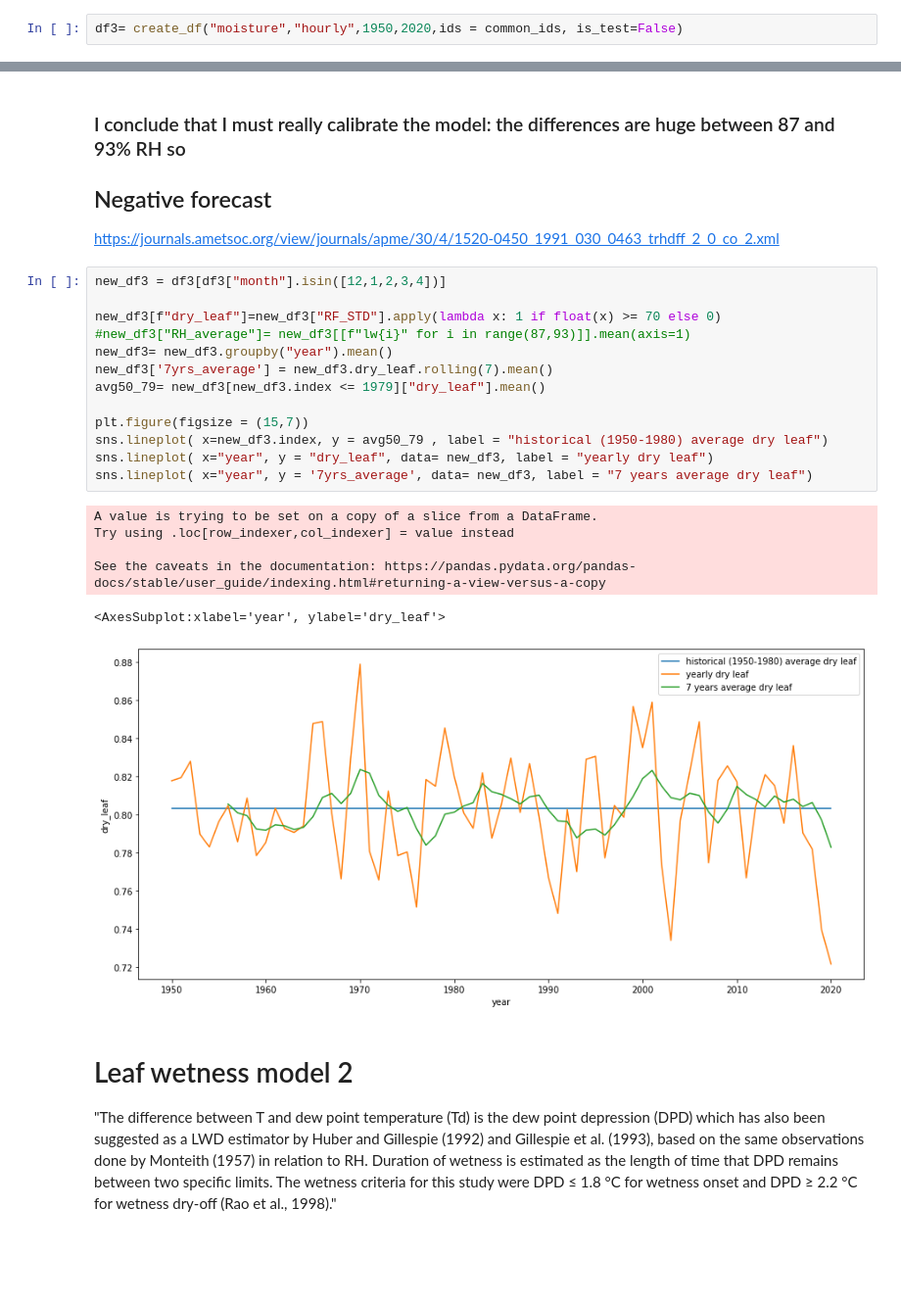
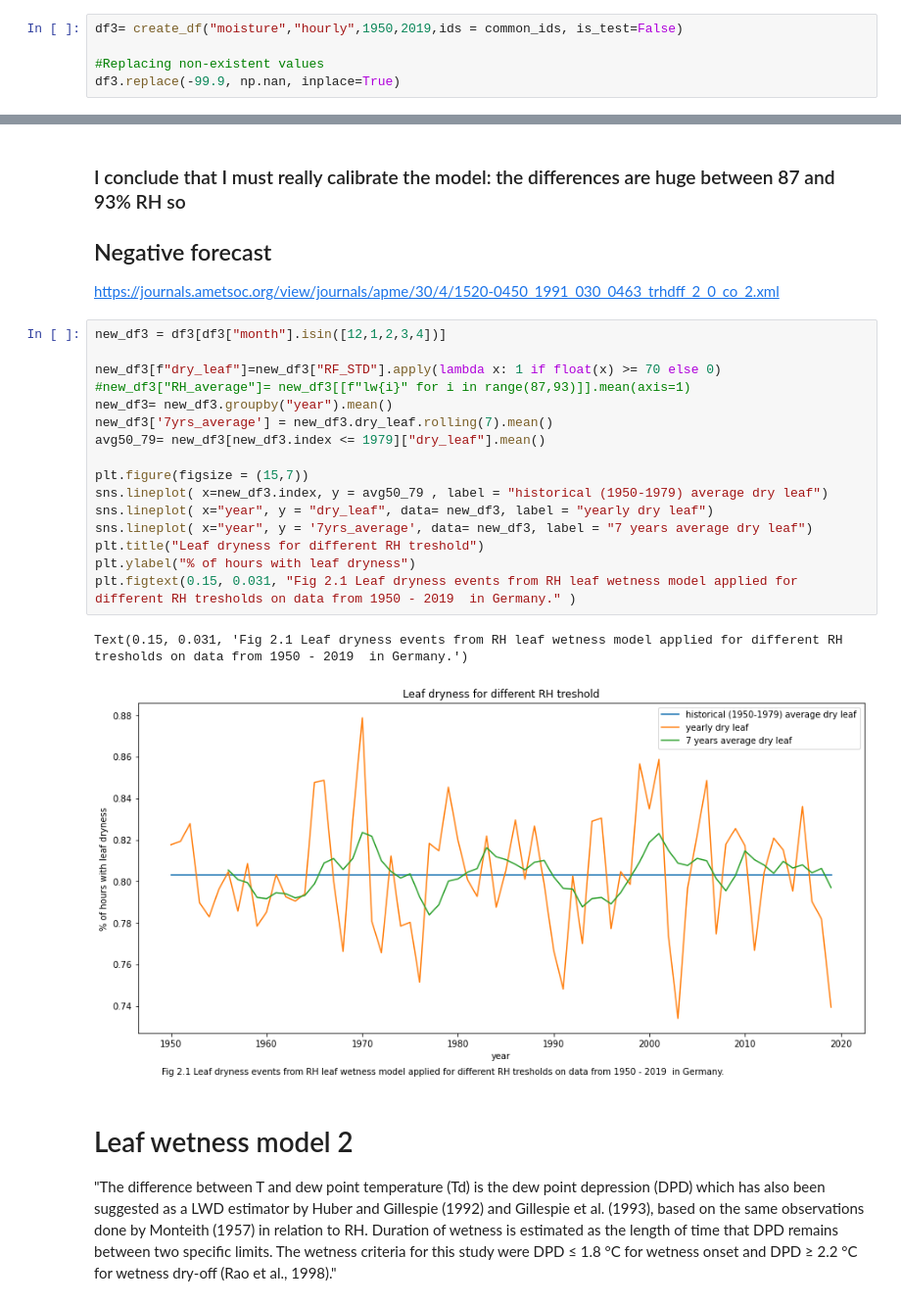
Before and after one commit to serbanradulescu/master_thesis, a Jupyter notebook: project.ipynb, the cells around one changed output, grey strips where cells are left out. Shown at 98% size. Cells and saved outputs as stored; diff of their text form; blank space fills up the shorter version.

```diff
--- a/project.ipynb
+++ b/project.ipynb
@@ -121,7 +127,10 @@ https://ourworldindata.org/co2-and-other-greenhouse-gas-emissions
 # %% [markdown]
 ### 2. Leaf wetness
 # %%
-df3= create_df("moisture","hourly",1950,2020,ids = common_ids, is_test=False)
+df3= create_df("moisture","hourly",1950,2019,ids = common_ids, is_test=False)
+
+#Replacing non-existent values
+df3.replace(-99.9, np.nan, inplace=True)
 # %% [output]
 All given ids accounted for
 # %%
@@ -168,23 +160,22 @@ https://journals.ametsoc.org/view/journals/apme/30/4/1520-0450_1991_030_0463_trh
 # %%
 new_df3 = df3[df3["month"].isin([12,1,2,3,4])]
 
 new_df3[f"dry_leaf"]=new_df3["RF_STD"].apply(lambda x: 1 if float(x) >= 70 else 0)
 #new_df3["RH_average"]= new_df3[[f"lw{i}" for i in range(87,93)]].mean(axis=1)
 new_df3= new_df3.groupby("year").mean()
 new_df3['7yrs_average'] = new_df3.dry_leaf.rolling(7).mean()
 avg50_79= new_df3[new_df3.index <= 1979]["dry_leaf"].mean()
 
 plt.figure(figsize = (15,7))
-sns.lineplot( x=new_df3.index, y = avg50_79 , label = "historical (1950-1980) average dry leaf")
+sns.lineplot( x=new_df3.index, y = avg50_79 , label = "historical (1950-1979) average dry leaf")
 sns.lineplot( x="year", y = "dry_leaf", data= new_df3, label = "yearly dry leaf")
 sns.lineplot( x="year", y = '7yrs_average', data= new_df3, label = "7 years average dry leaf")
+plt.title("Leaf dryness for different RH treshold")
+plt.ylabel("% of hours with leaf dryness")
+plt.figtext(0.15, 0.031, "Fig 2.1 Leaf dryness events from RH leaf wetness model applied for different RH tresholds on data from 1950 - 2019  in Germany." )
 # %% [output]
-A value is trying to be set on a copy of a slice from a DataFrame.
-Try using .loc[row_indexer,col_indexer] = value instead
-
-See the caveats in the documentation: https://pandas.pydata.org/pandas-docs/stable/user_guide/indexing.html#returning-a-view-versus-a-copy
+Text(0.15, 0.031, 'Fig 2.1 Leaf dryness events from RH leaf wetness model applied for different RH tresholds on data from 1950 - 2019  in Germany.')
-<AxesSubplot:xlabel='year', ylabel='dry_leaf'>
-[figure, old version]
+[figure, new version]
 # %% [markdown]
 # Leaf wetness model 2
 
```
Also changed, not shown: parts of 15 cells of this notebook.
